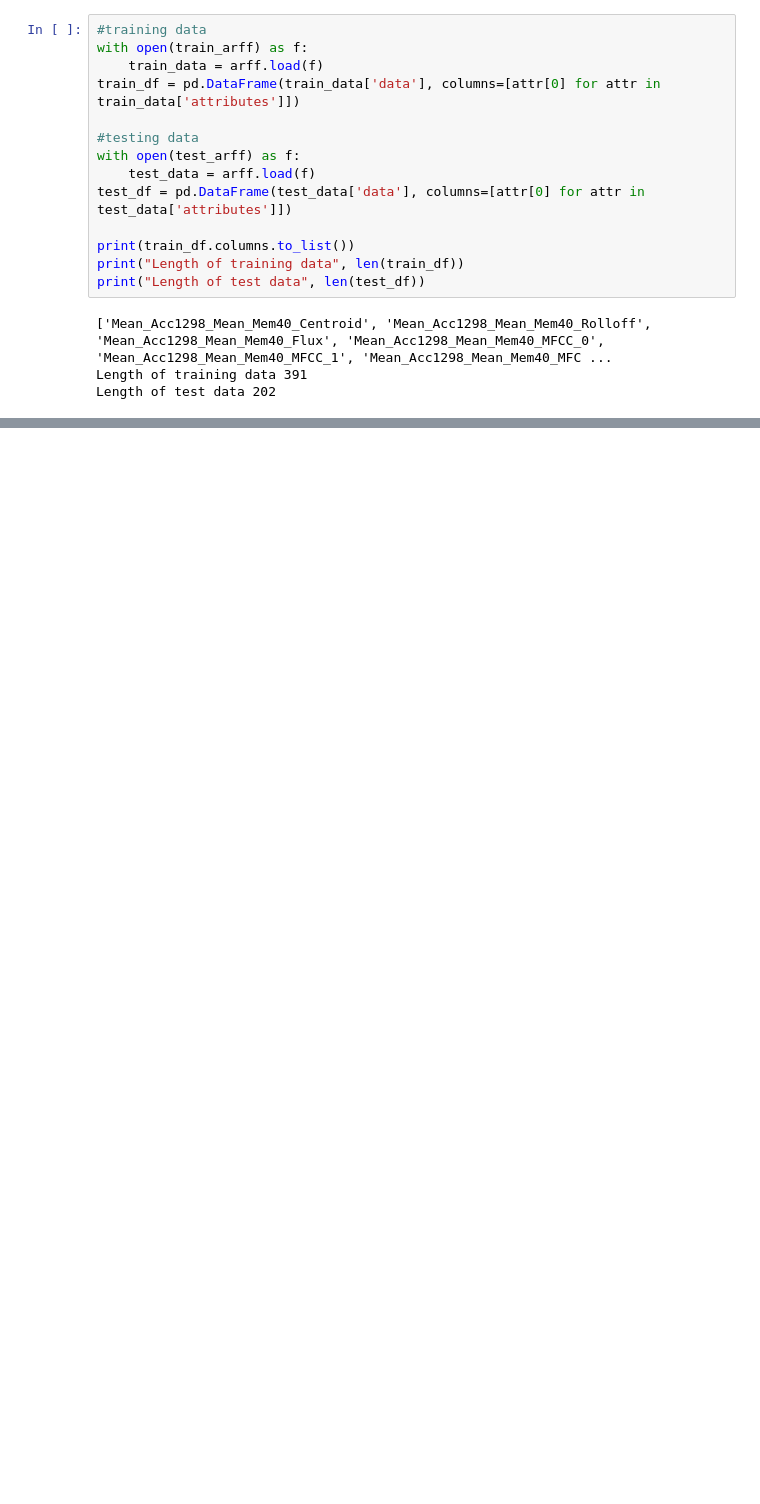
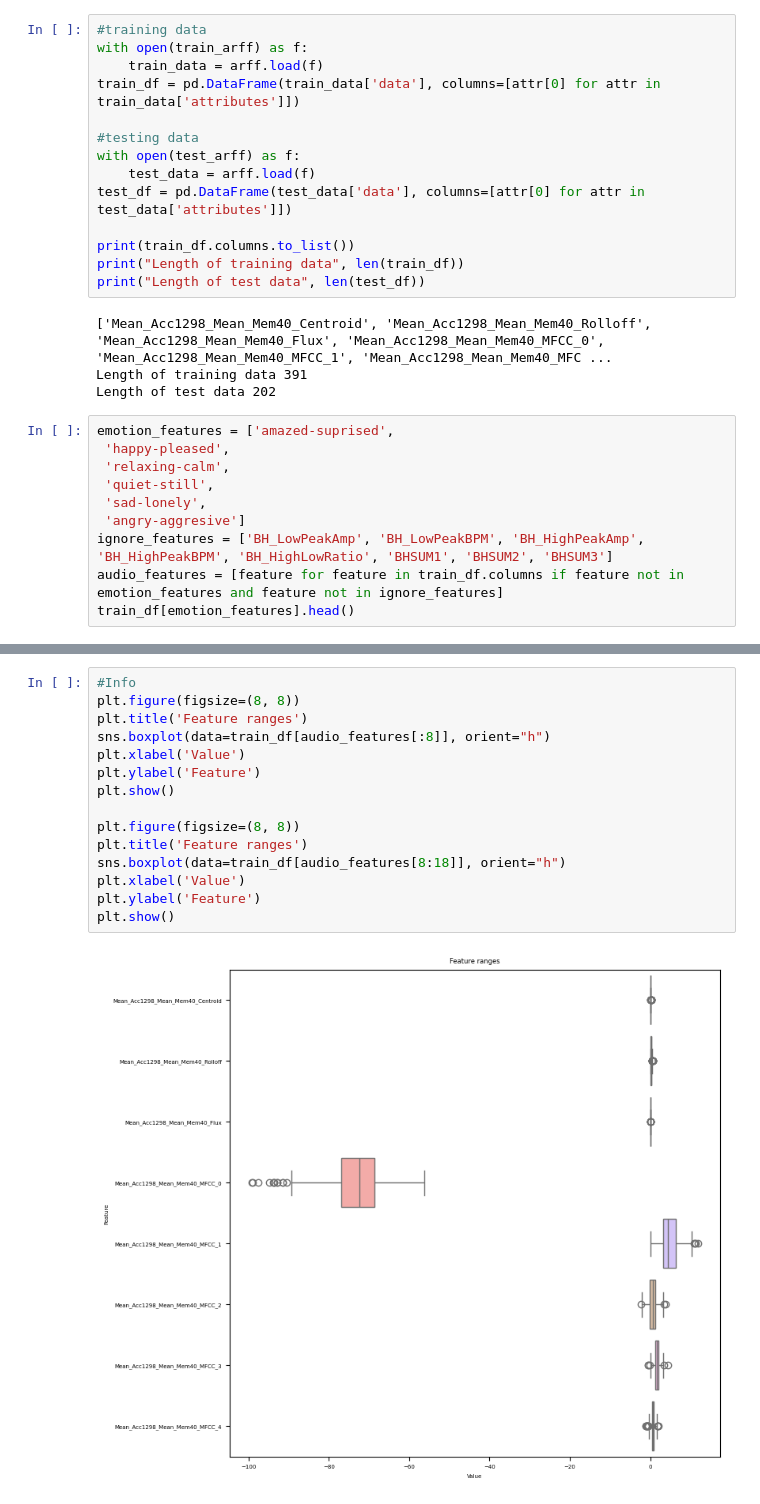
Before and after one commit to chuik633/MusicAnalysis, a Jupyter notebook: emotionDataExploration.ipynb, the cells around one changed output, grey strips where cells are left out. Saved outputs shown, nothing was run; the diff lists cells and outputs as text; blank space fills up the shorter version.

Commit message:
got emotion predicting

```diff
--- a/emotionDataExploration.ipynb
+++ b/emotionDataExploration.ipynb
@@ -45,3 +51,13 @@ print("Length of test data", len(test_df))
 ['Mean_Acc1298_Mean_Mem40_Centroid', 'Mean_Acc1298_Mean_Mem40_Rolloff', 'Mean_Acc1298_Mean_Mem40_Flux', 'Mean_Acc1298_Mean_Mem40_MFCC_0', 'Mean_Acc1298_Mean_Mem40_MFCC_1', 'Mean_Acc1298_Mean_Mem40_MFC ...
 Length of training data 391
 Length of test data 202
+# %%
+emotion_features = ['amazed-suprised',
+ 'happy-pleased',
+ 'relaxing-calm',
+ 'quiet-still',
+ 'sad-lonely',
+ 'angry-aggresive']
+ignore_features = ['BH_LowPeakAmp', 'BH_LowPeakBPM', 'BH_HighPeakAmp', 'BH_HighPeakBPM', 'BH_HighLowRatio', 'BHSUM1', 'BHSUM2', 'BHSUM3']
+audio_features = [feature for feature in train_df.columns if feature not in emotion_features and feature not in ignore_features]
+train_df[emotion_features].head()
@@ -47,0 +71,17 @@ Length of test data 202
+# %%
+#Info
+plt.figure(figsize=(8, 8))
+plt.title('Feature ranges')
+sns.boxplot(data=train_df[audio_features[:8]], orient="h")
+plt.xlabel('Value')
+plt.ylabel('Feature')
+plt.show()
+
+plt.figure(figsize=(8, 8))
+plt.title('Feature ranges')
+sns.boxplot(data=train_df[audio_features[8:18]], orient="h")
+plt.xlabel('Value')
+plt.ylabel('Feature')
+plt.show()
+# %% [output]
+[figure, added]
```
Also changed, not shown: parts of 14 cells of this notebook, 1 other file.
